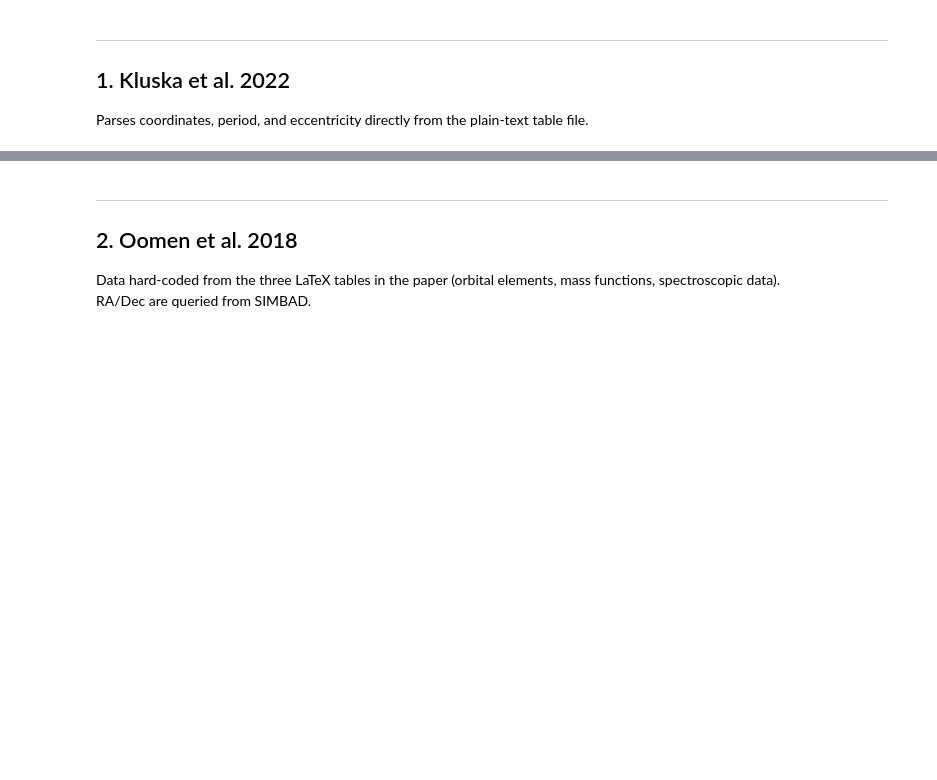
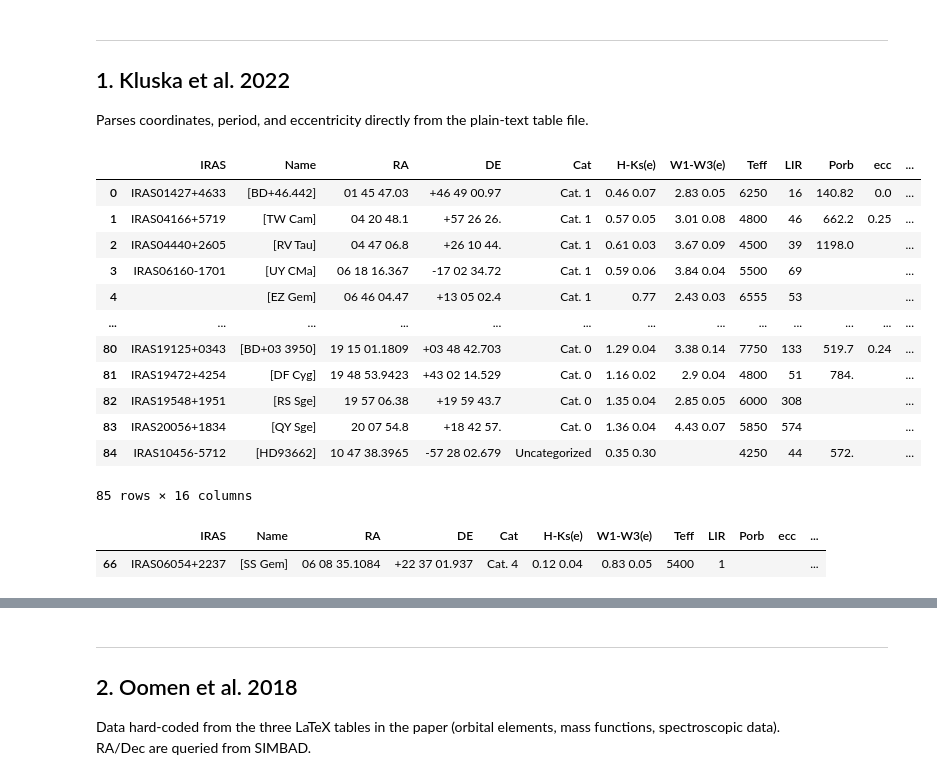
Before and after one commit to binary-observations/post_mt_catalog, a Jupyter notebook: code/data_compilation/compile_postAGB_Kluska21_Oomen18.ipynb, the cells around one changed output, grey strips where cells are left out. Saved outputs shown, nothing was run; the diff lists cells and outputs as text; code cells hidden in the pictures; blank space fills up the shorter version.

```diff
--- a/code/data_compilation/compile_postAGB_Kluska21_Oomen18.ipynb
+++ b/code/data_compilation/compile_postAGB_Kluska21_Oomen18.ipynb
@@ -182,0 +44,23 @@ with open(KLUSKA_INPUT, "r", encoding="utf-8") as fh:
+# %%
+KLUSKA_INPUT_PREVIEW = DATA_DIR / "from_others" / "Kluska_2021_table1.txt"
+kluska_table_full = pd.read_csv(KLUSKA_INPUT_PREVIEW, sep=",", skiprows=[1])  # Quick check of the raw data format
+kluska_table_full.columns = kluska_table_full.columns.str.strip()
+
+display(kluska_table_full)
+display(kluska_table_full[kluska_table_full['IRAS'].astype(str).str.contains('IRAS06054', na=False)])
+# %% [output]
+|  | IRAS | Name | RA | DE | Cat | H-Ks(e) | W1-W3(e) | Teff | LIR | Porb | ecc | ... |
+| 0 | IRAS01427+4633 | [BD+46.442] | 01 45 47.03 | +46 49 00.97 | Cat. 1 | 0.46 0.07 | 2.83 0.05 | 6250 | 16 | 140.82 | 0.0 | ... |
+| 1 | IRAS04166+5719 | [TW Cam] | 04 20 48.1 | +57 26 26. | Cat. 1 | 0.57 0.05 | 3.01 0.08 | 4800 | 46 | 662.2 | 0.25 | ... |
+| 2 | IRAS04440+2605 | [RV Tau] | 04 47 06.8 | +26 10 44. | Cat. 1 | 0.61 0.03 | 3.67 0.09 | 4500 | 39 | 1198.0 |  | ... |
+| 3 | IRAS06160-1701 | [UY CMa] | 06 18 16.367 | -17 02 34.72 | Cat. 1 | 0.59 0.06 | 3.84 0.04 | 5500 | 69 |  |  | ... |
+| 4 |  | [EZ Gem] | 06 46 04.47 | +13 05 02.4 | Cat. 1 | 0.77 | 2.43 0.03 | 6555 | 53 |  |  | ... |
+| ... | ... | ... | ... | ... | ... | ... | ... | ... | ... | ... | ... | ... |
+| 80 | IRAS19125+0343 | [BD+03 3950] | 19 15 01.1809 | +03 48 42.703 | Cat. 0 | 1.29 0.04 | 3.38 0.14 | 7750 | 133 | 519.7 | 0.24 | ... |
+| 81 | IRAS19472+4254 | [DF Cyg] | 19 48 53.9423 | +43 02 14.529 | Cat. 0 | 1.16 0.02 | 2.9 0.04 | 4800 | 51 | 784. |  | ... |
+| 82 | IRAS19548+1951 | [RS Sge] | 19 57 06.38 | +19 59 43.7 | Cat. 0 | 1.35 0.04 | 2.85 0.05 | 6000 | 308 |  |  | ... |
+| 83 | IRAS20056+1834 | [QY Sge] | 20 07 54.8 | +18 42 57. | Cat. 0 | 1.36 0.04 | 4.43 0.07 | 5850 | 574 |  |  | ... |
+| 84 | IRAS10456-5712 | [HD93662] | 10 47 38.3965 | -57 28 02.679 | Uncategorized | 0.35 0.30 |  | 4250 | 44 | 572. |  | ... |
+85 rows × 16 columns
+|  | IRAS | Name | RA | DE | Cat | H-Ks(e) | W1-W3(e) | Teff | LIR | Porb | ecc | ... |
+| 66 | IRAS06054+2237 | [SS Gem] | 06 08 35.1084 | +22 37 01.937 | Cat. 4 | 0.12 0.04 | 0.83 0.05 | 5400 | 1 |  |  | ... |
```
Also changed, not shown: parts of 19 cells of this notebook, 18 other files.
